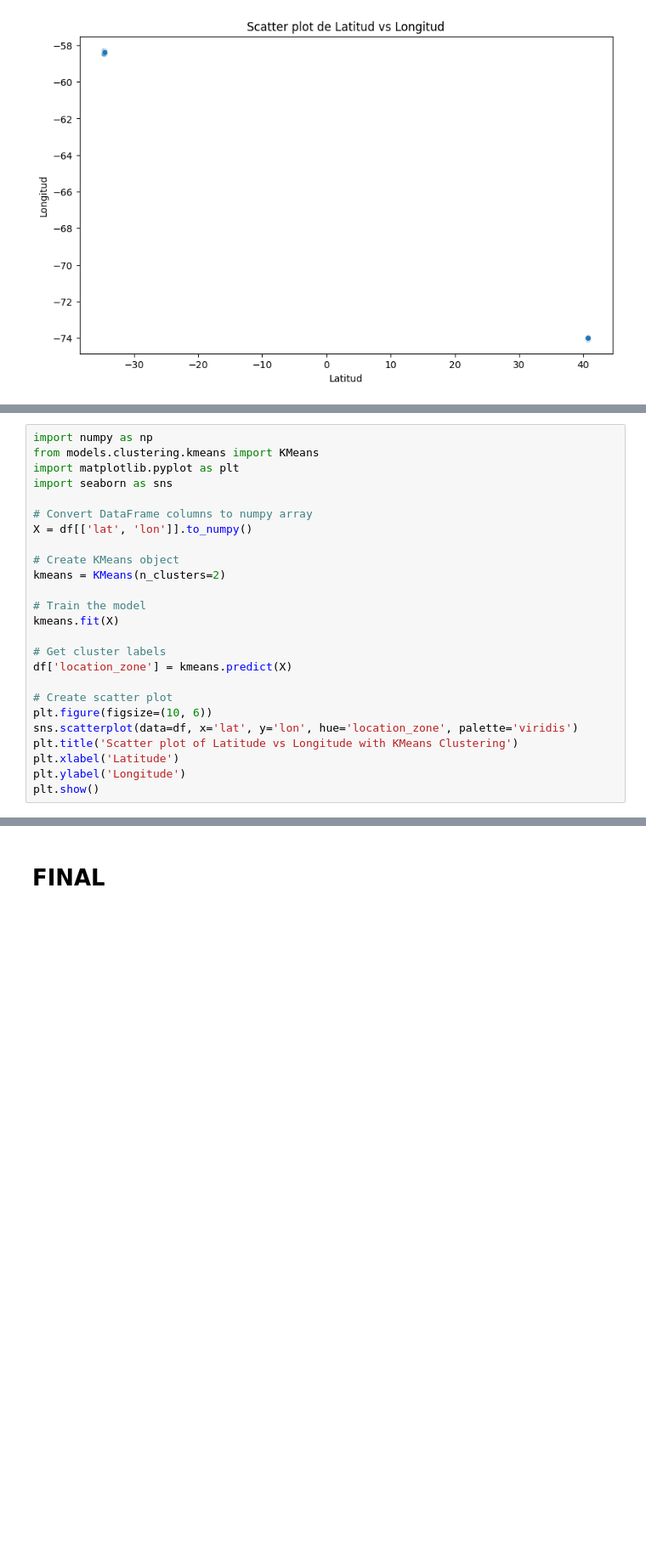
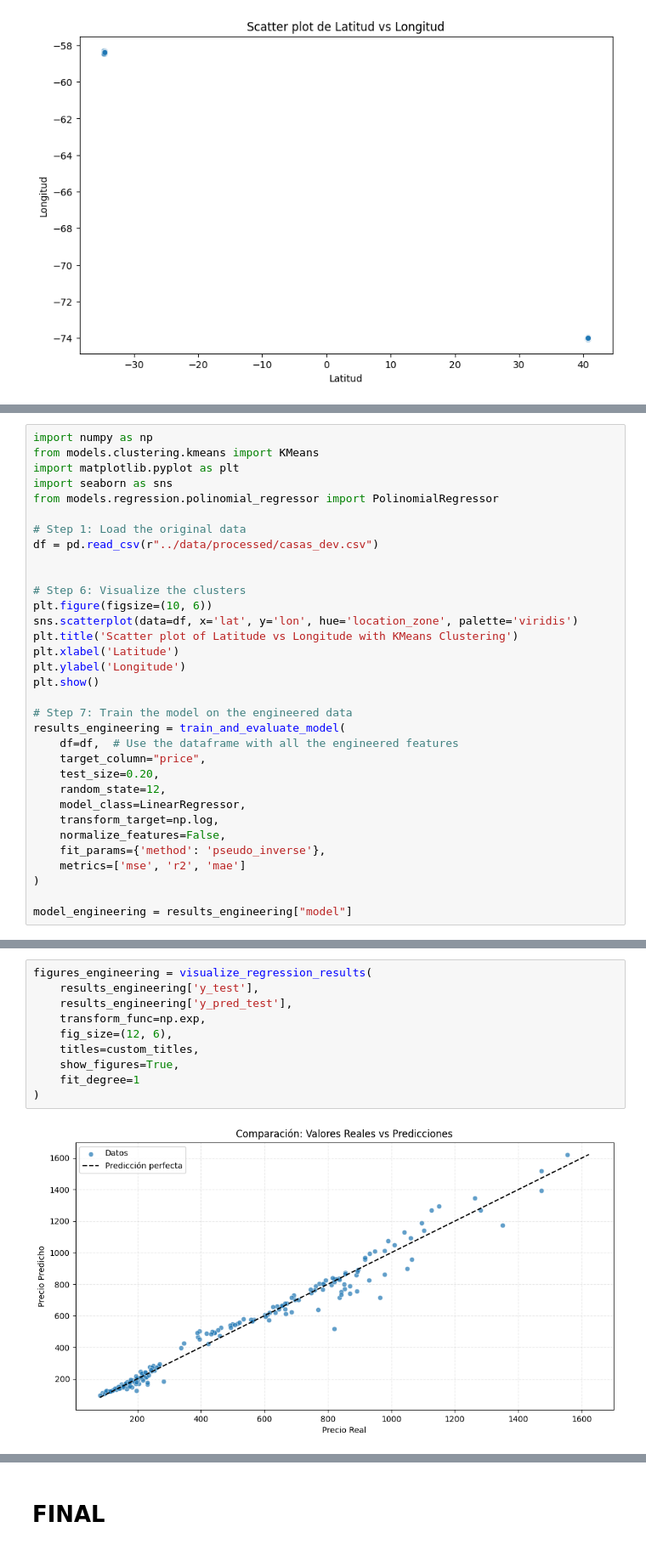
Before and after one commit to frizynn/tp1-machine-learning, a Jupyter notebook: src/Entrega_Tp1.ipynb, the cells around one changed output, grey strips where cells are left out. Shown at 85% size. Saved outputs shown, nothing was run; the diff lists cells and outputs as text; blank space fills up the shorter version.

```diff
--- a/src/Entrega_Tp1.ipynb
+++ b/src/Entrega_Tp1.ipynb
@@ -652,25 +729,33 @@ import numpy as np
 from models.clustering.kmeans import KMeans
 import matplotlib.pyplot as plt
 import seaborn as sns
+from models.regression.polinomial_regressor import PolinomialRegressor
 
-# Convert DataFrame columns to numpy array
-X = df[['lat', 'lon']].to_numpy()
+# Step 1: Load the original data
+df = pd.read_csv(r"../data/processed/casas_dev.csv")
 
-# Create KMeans object
-kmeans = KMeans(n_clusters=2)
 
-# Train the model
-kmeans.fit(X)
-
-# Get cluster labels
-df['location_zone'] = kmeans.predict(X)
-
-# Create scatter plot
+# Step 6: Visualize the clusters
 plt.figure(figsize=(10, 6))
 sns.scatterplot(data=df, x='lat', y='lon', hue='location_zone', palette='viridis')
 plt.title('Scatter plot of Latitude vs Longitude with KMeans Clustering')
 plt.xlabel('Latitude')
 plt.ylabel('Longitude')
 plt.show()
+
+# Step 7: Train the model on the engineered data
+results_engineering = train_and_evaluate_model(
+    df=df,  # Use the dataframe with all the engineered features
+    target_column="price",
+    test_size=0.20,
+    random_state=12,
+    model_class=LinearRegressor,
+    transform_target=np.log,
+    normalize_features=False,
+    fit_params={'method': 'pseudo_inverse'},
+    metrics=['mse', 'r2', 'mae']
+)
+
+model_engineering = results_engineering["model"]
 # %% [output]
 [figure]
@@ -676,0 +781,12 @@ plt.show()
+# %%
+figures_engineering = visualize_regression_results(
+    results_engineering['y_test'],
+    results_engineering['y_pred_test'],
+    transform_func=np.exp,
+    fig_size=(12, 6),
+    titles=custom_titles,
+    show_figures=True,
+    fit_degree=1
+)
+# %% [output]
+[figure, added]
```
Also changed, not shown: parts of 29 cells of this notebook, 7 other files.
